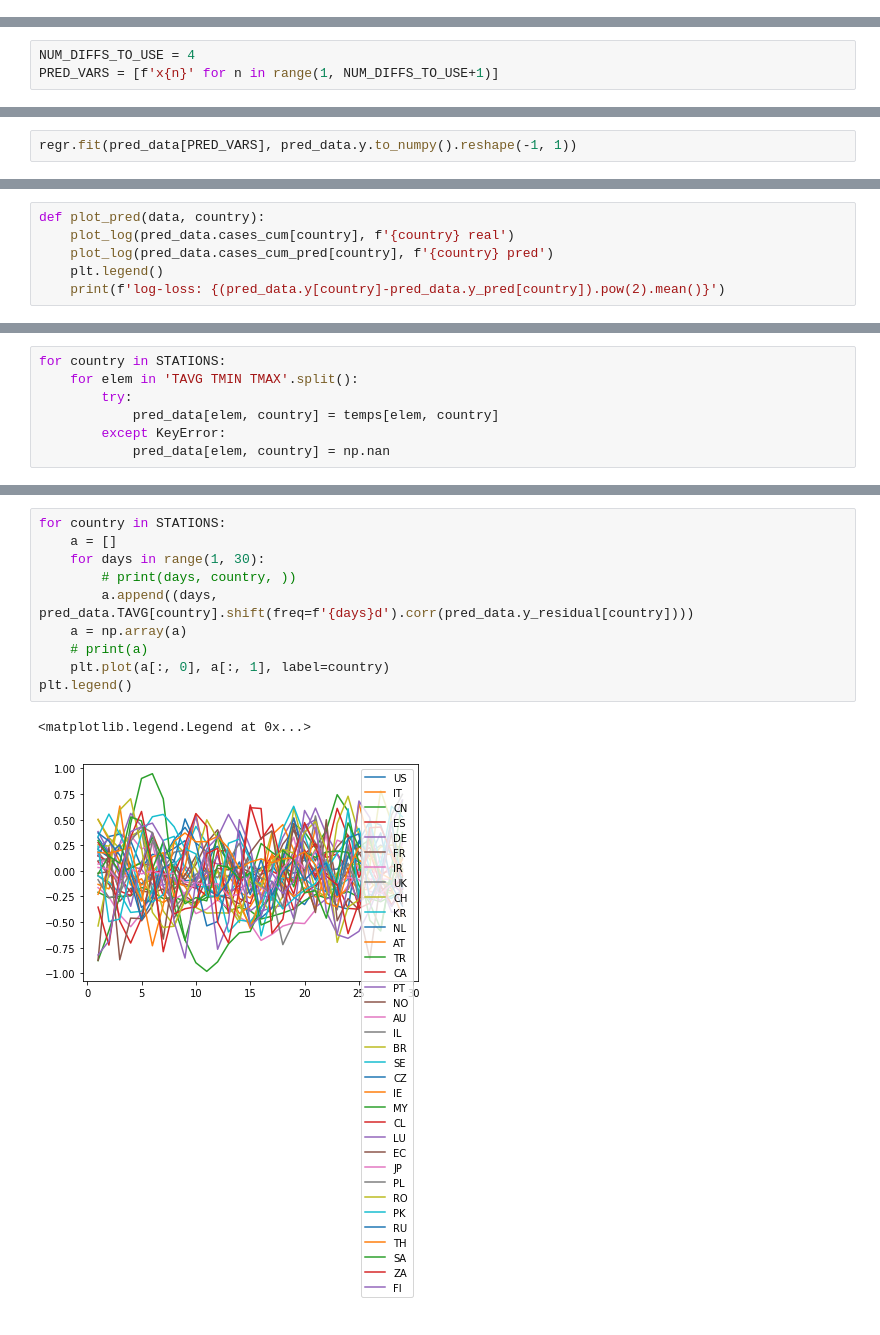
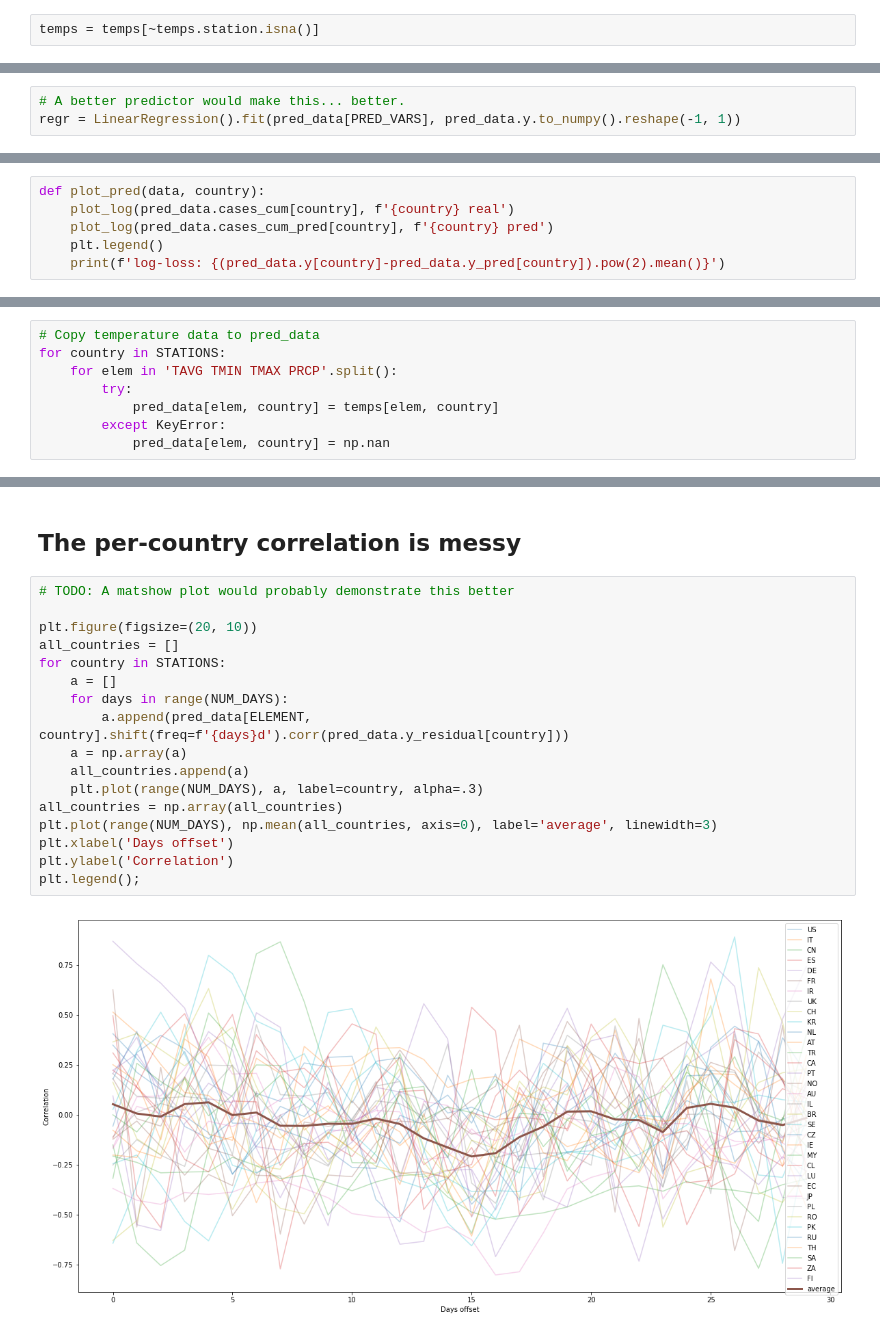
Before and after one commit to sliedes/covid, a Jupyter notebook: Covid.ipynb, the cells around one changed output, grey strips where cells are left out. Saved outputs shown, nothing was run; the diff lists cells and outputs as text.

```diff
--- a/Covid.ipynb
+++ b/Covid.ipynb
@@ -19,0 +194,2 @@ temp_stations = pd.read_fwf('data/ghcnd-stations.txt', names='station lat lon el
+# %%
+temps = temps[~temps.station.isna()]
@@ -288,4 +276 @@ plt.legend()
 [figure]
-# %%
-NUM_DIFFS_TO_USE = 4
-PRED_VARS = [f'x{n}' for n in range(1, NUM_DIFFS_TO_USE+1)]
@@ -327,2 +303,3 @@ regr = LinearRegression()
 # %%
-regr.fit(pred_data[PRED_VARS], pred_data.y.to_numpy().reshape(-1, 1))
+# A better predictor would make this... better.
+regr = LinearRegression().fit(pred_data[PRED_VARS], pred_data.y.to_numpy().reshape(-1, 1))
@@ -434,6 +361,7 @@ temps.TMIN
 # %%
+# Copy temperature data to pred_data
 for country in STATIONS:
-    for elem in 'TAVG TMIN TMAX'.split():
+    for elem in 'TAVG TMIN TMAX PRCP'.split():
         try:
             pred_data[elem, country] = temps[elem, country]
         except KeyError:
@@ -448,13 +369,21 @@ pred_data.TAVG.IT.corr(pred_data.y_residual.IT)
+# %% [markdown]
+## The per-country correlation is messy
 # %%
+# TODO: A matshow plot would probably demonstrate this better
+
+plt.figure(figsize=(20, 10))
+all_countries = []
 for country in STATIONS:
     a = []
-    for days in range(1, 30):
-        # print(days, country, ))
-        a.append((days, pred_data.TAVG[country].shift(freq=f'{days}d').corr(pred_data.y_residual[country])))
+    for days in range(NUM_DAYS):
+        a.append(pred_data[ELEMENT, country].shift(freq=f'{days}d').corr(pred_data.y_residual[country]))
     a = np.array(a)
-    # print(a)
-    plt.plot(a[:, 0], a[:, 1], label=country)
-plt.legend()
+    all_countries.append(a)
+    plt.plot(range(NUM_DAYS), a, label=country, alpha=.3)
+all_countries = np.array(all_countries)
+plt.plot(range(NUM_DAYS), np.mean(all_countries, axis=0), label='average', linewidth=3)
+plt.xlabel('Days offset')
+plt.ylabel('Correlation')
+plt.legend();
 # %% [output]
-<matplotlib.legend.Legend at 0x...>
-[figure, old version]
+[figure, new version]
```
Also changed, not shown: parts of 75 cells of this notebook.
